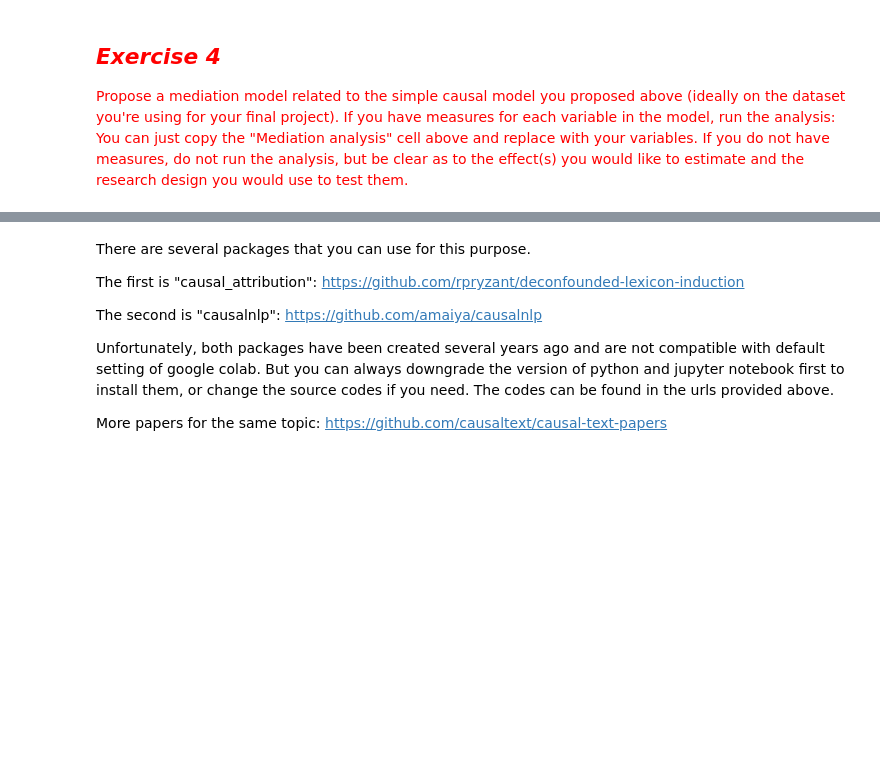
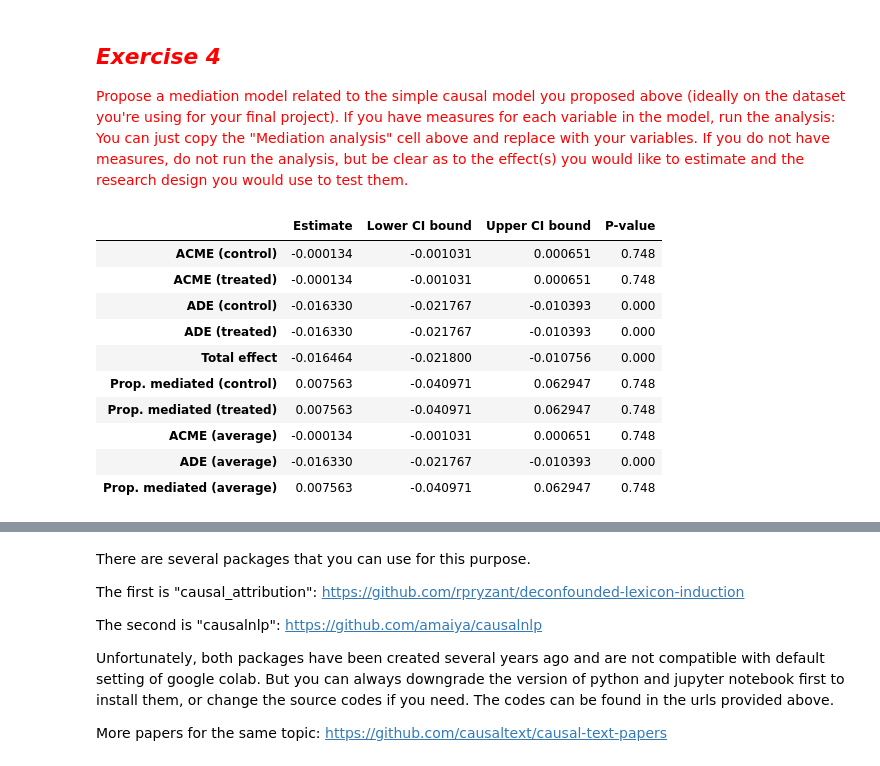
Before and after one commit to floriatea/CCA_NLP, a Jupyter notebook: Homework-Notebooks-2023/week-7/7_Prediction_and_Causal_Inference.ipynb, the cells around one changed output, grey strips where cells are left out. Cells and saved outputs as stored; diff of their text form; code cells hidden in the pictures; blank space fills up the shorter version.

```diff
--- a/Homework-Notebooks-2023/week-7/7_Prediction_and_Causal_Inference.ipynb
+++ b/Homework-Notebooks-2023/week-7/7_Prediction_and_Causal_Inference.ipynb
@@ -926,3 +926,45 @@ os.remove('iac_v1.1.zip')
 ## <font color="red">*Exercise 4*</font>
 
 <font color="red">Propose a mediation model related to the simple causal model you proposed above (ideally on the dataset you're using for your final project). If you have measures for each variable in the model, run the analysis: You can just copy the "Mediation analysis" cell above and replace with your variables. If you do not have measures, do not run the analysis, but be clear as to the effect(s) you would like to estimate and the research design you would use to test them.
+# %%
+import statsmodels.api as sm
+from statsmodels.stats.mediation import Mediation
+
+# Convert 'year' to a categorical variable for the analysis
+merged_df['year_c'] = merged_df['year'].astype('category').cat.codes
+
+# Independent variable (IV)
+X_cols = ['year_c']
+X = sm.add_constant(merged_df[X_cols])
+
+# Mediator (M)
+merged_df['dominant_topic_c'] = merged_df['dominant_topic'].astype('category').cat.codes
+mediator = merged_df['dominant_topic_c']
+
+# Outcome/Dependent variable (DV)
+y = merged_df['sentiment_score']
+
+# Mediator Model: dominant topic as a function of year
+mediator_model = sm.OLS(mediator, X)  # Do not call .fit() here
+
+# Outcome Model: sentiment score as a function of dominant topic and year
+outcome_model = sm.OLS(y, sm.add_constant(merged_df[['dominant_topic_c', 'year_c']]))  # Do not call .fit() here
+
+# Mediation analysis
+med = Mediation(outcome_model=outcome_model, mediator_model=mediator_model,
+                exposure='year_c', mediator='dominant_topic_c').fit()
+
+# Print mediation summary
+med.summary()
+# %% [output]
+|  | Estimate | Lower CI bound | Upper CI bound | P-value |
+| ACME (control) | -0.000134 | -0.001031 | 0.000651 | 0.748 |
+| ACME (treated) | -0.000134 | -0.001031 | 0.000651 | 0.748 |
+| ADE (control) | -0.016330 | -0.021767 | -0.010393 | 0.000 |
+| ADE (treated) | -0.016330 | -0.021767 | -0.010393 | 0.000 |
+| Total effect | -0.016464 | -0.021800 | -0.010756 | 0.000 |
+| Prop. mediated (control) | 0.007563 | -0.040971 | 0.062947 | 0.748 |
+| Prop. mediated (treated) | 0.007563 | -0.040971 | 0.062947 | 0.748 |
+| ACME (average) | -0.000134 | -0.001031 | 0.000651 | 0.748 |
+| ADE (average) | -0.016330 | -0.021767 | -0.010393 | 0.000 |
+| Prop. mediated (average) | 0.007563 | -0.040971 | 0.062947 | 0.748 |
```
Also changed, not shown: parts of 2 cells of this notebook.
